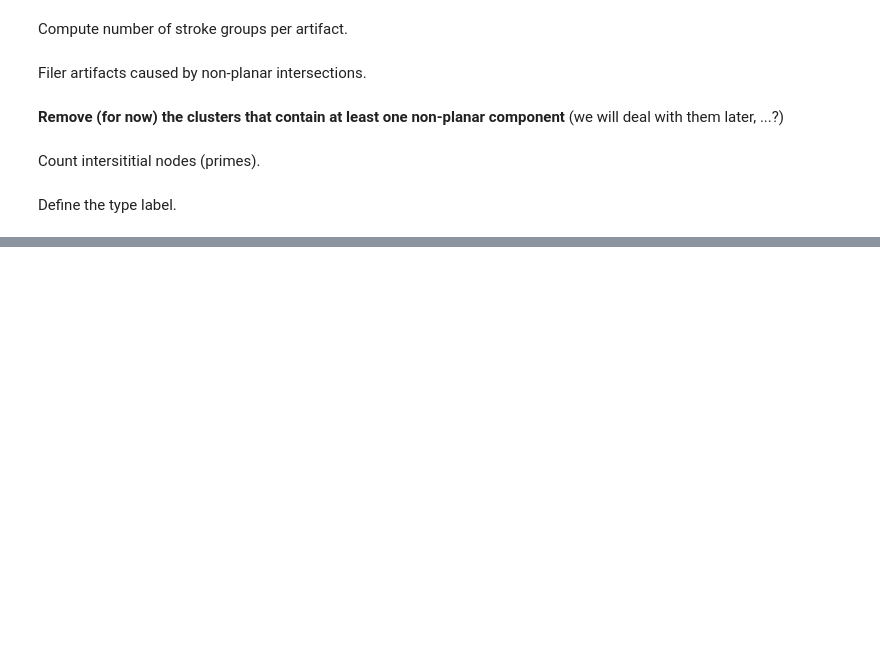
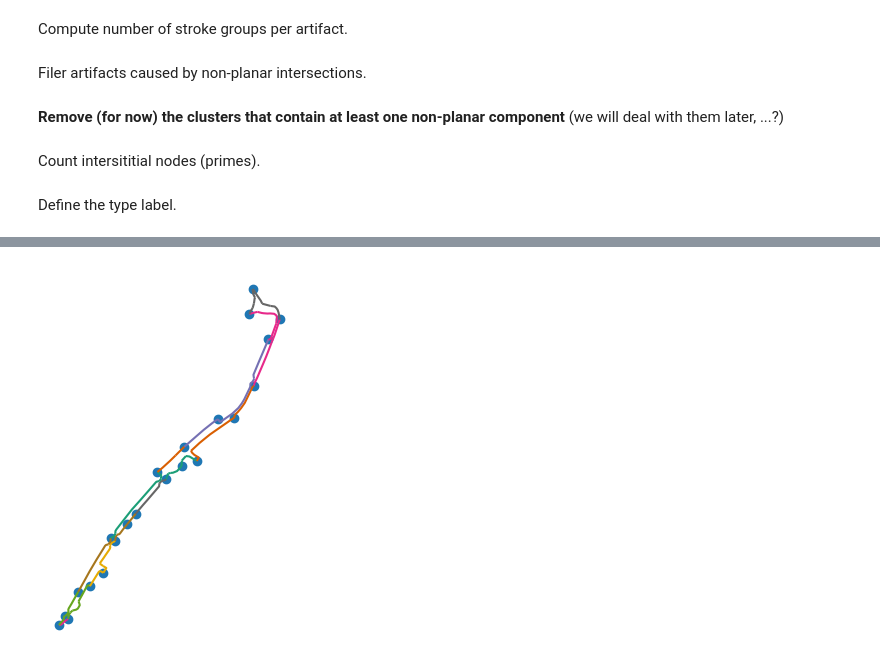
Before and after one commit to uscuni/simplification, a Jupyter notebook: notebooks/typology-multiples.ipynb, the cells around one changed output, grey strips where cells are left out. Cells and saved outputs as stored; diff of their text form; code cells hidden in the pictures; blank space fills up the shorter version.

```diff
--- a/notebooks/typology-multiples.ipynb
+++ b/notebooks/typology-multiples.ipynb
@@ -288,0 +288,23 @@ nodes.head()
+# %%
+# merging lines between nodes to keep:
+
+tiny_buffers = nodes_boundary[nodes_boundary.to_keep].buffer(0.01).union_all()
+# part_boundary = cluster_geom.boundary.difference(
+#     tiny_buffers
+# )
+# assert len(part_boundary.geoms) == sum(nodes_boundary.to_keep) + 1, "unexpected number of segments"
+
+# make queen contiguity graph and get labels into edge_outside gdf
+queen = graph.Graph.build_contiguity(
+    edges_outside.difference(tiny_buffers),
+    rook=False
+)
+edges_outside["comp"] = queen.component_labels
+
+# plot to see if it worked
+fig, ax = plt.subplots(1,1)
+edges_outside.plot(column="comp", ax=ax, cmap = "Dark2")
+nodes_boundary[nodes_boundary.to_keep].plot(ax=ax)
+ax.set_axis_off()
+# %% [output]
+[figure, added]
```
Also changed, not shown: parts of 11 cells of this notebook.
